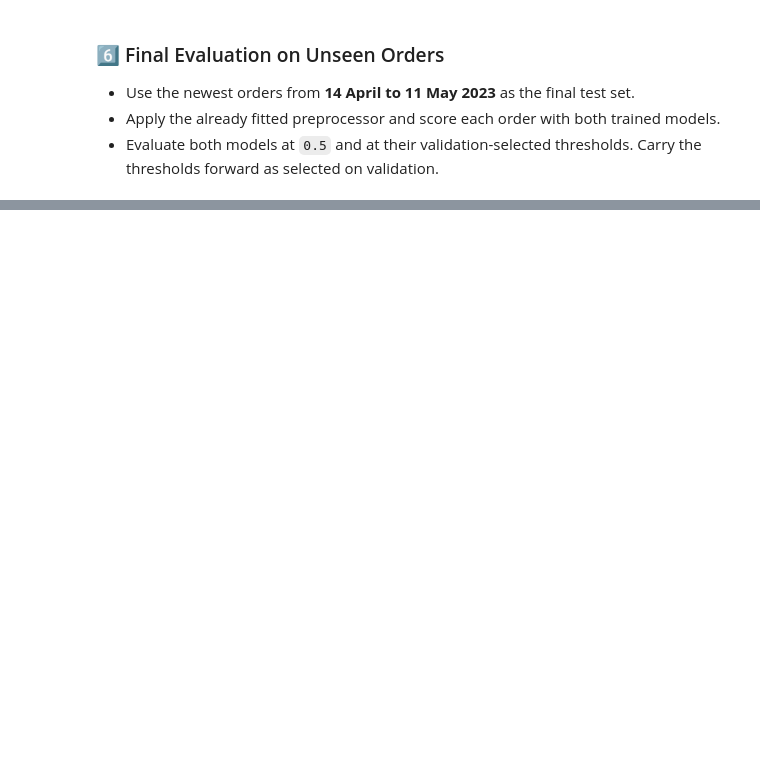
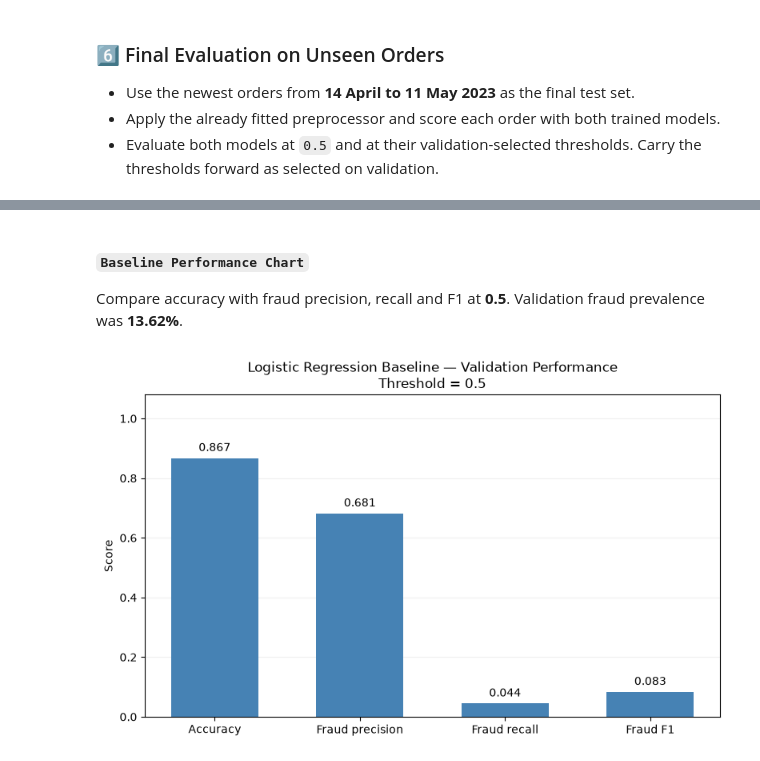
Before and after one commit to 3lVA/SP-buy-datatracker-Grp1, a Jupyter notebook: model_training_jonathan.ipynb, the cells around one changed output, grey strips where cells are left out. Cells and saved outputs as stored; diff of their text form; code cells hidden in the pictures; blank space fills up the shorter version.

```diff
--- a/model_training_jonathan.ipynb
+++ b/model_training_jonathan.ipynb
@@ -1459,0 +1605,17 @@ plt.show()
+# %%
+import io
+from time import perf_counter
+import warnings
+
+import joblib
+from sklearn.exceptions import ConvergenceWarning
+from sklearn.metrics import log_loss
+from threadpoolctl import threadpool_limits
+
+LR_LOG_FEATURES = ["order_value", "num_items_ordered"]
+LR_INTERACTION_FEATURES = [
+    "order_value", "num_items_ordered", "days_since_first_order"
+]
+LR_BASELINE_RUN = "LR_baseline"
+
+display(split_summary[["Partition", "Orders", "Start date", "End date", "Fraud percentage"]])
@@ -1459,0 +1752,47 @@ plt.show()
+# %% [markdown]
+#### `Baseline Performance Chart`
+
+Compare accuracy with fraud precision, recall and F1 at **0.5**. Validation fraud prevalence was **13.62%**.
+# %%
+lr_baseline_predictions = (
+    lr_baseline_val_scores >= BASELINE_THRESHOLD
+).astype(int)
+
+lr_baseline_row = lr_baseline_results.loc[lr_baseline_results["Partition"].eq("Validation")].iloc[0]
+
+lr_metric_labels = [
+    "Accuracy", "Fraud precision", "Fraud recall", "Fraud F1"
+]
+
+lr_baseline_values = [
+    accuracy_score(y_val, lr_baseline_predictions),
+    lr_baseline_row["Fraud precision"],
+    lr_baseline_row["Fraud recall"],
+    lr_baseline_row["Fraud F1"]
+]
+
+fig, ax = plt.subplots(figsize=(8, 5))
+
+bars = ax.bar(
+    lr_metric_labels,
+    lr_baseline_values,
+    color="steelblue",
+    width=0.6
+)
+
+ax.bar_label(bars, fmt="%.3f", padding=4)
+
+ax.set(
+    title="Logistic Regression Baseline — Validation Performance\nThreshold = 0.5",
+    ylabel="Score",
+    ylim=(0, 1.08)
+)
+
+ax.set_yticks(np.arange(0, 1.01, 0.2))
+ax.grid(axis="y", alpha=0.2)
+ax.set_axisbelow(True)
+
+plt.tight_layout()
+plt.show()
+# %% [output]
+[figure, added]
```
Also changed, not shown: parts of 97 cells of this notebook, 2 other files.
